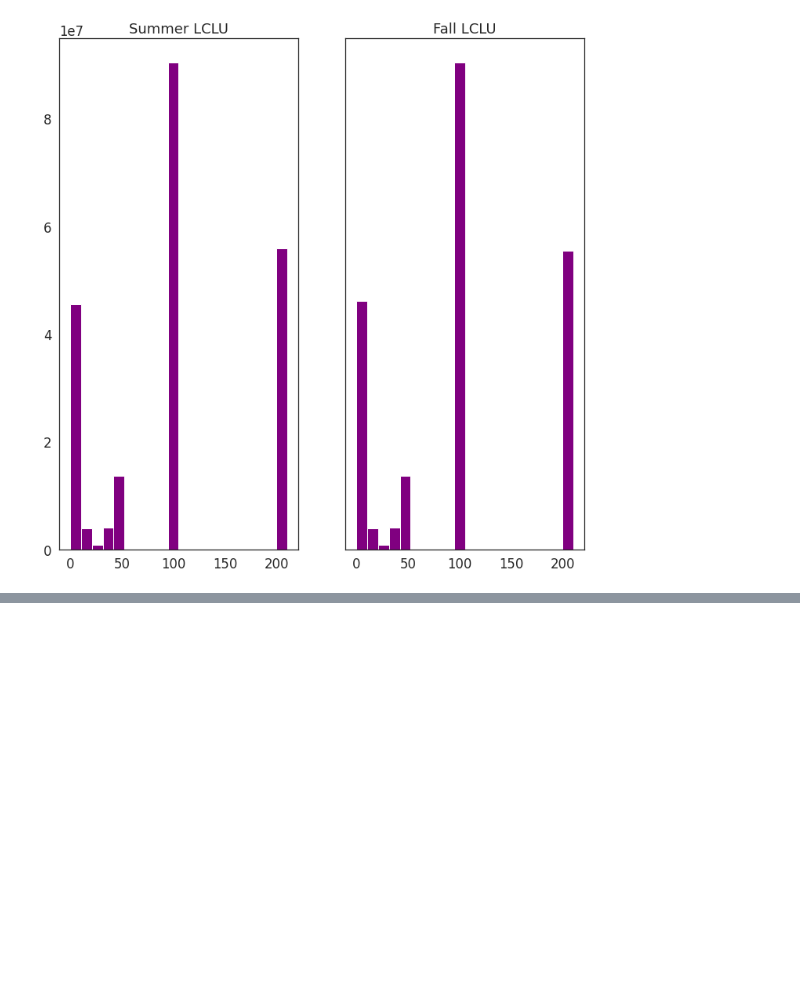
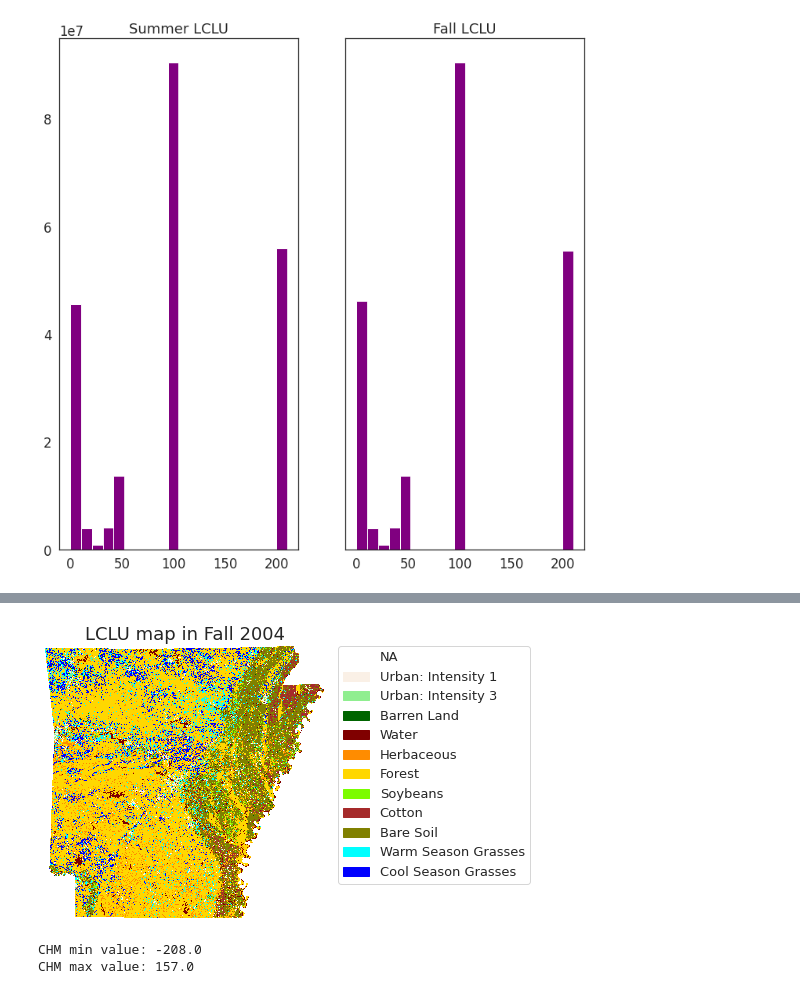
Before and after one commit to yaqianhe/GIA, a Jupyter notebook: Exercise10.ipynb, the cells around one changed output, grey strips where cells are left out. Drawn from its saved outputs; the diff is of its cells as text; code cells hidden in the pictures; blank space fills up the shorter version.

```diff
--- a/Exercise10.ipynb
+++ b/Exercise10.ipynb
@@ -209,2 +236,39 @@ plt.show()
+# %%
+# Add legend of LCLU classes
+# Create a list of labels to use for your legend
+#0: NA
+#11 Urban: Intensity 1 13 Urban: Intensity 3
+#31 Barren Land 41 Water 51 Herbaceous/Woody/Transitional 100 Forest Unclassified
+#201 Soybeans 202 Rice 203 Cotton 204 Wheat/Oats 205 Sorghum/Corn 206 Other Cropland
+#208 Bare Soil/Seedbed 209 Warm Season Grasses 210 Cool Season Grasses
+class_labels = ["NA","Urban: Intensity 1","Urban: Intensity 3","Barren Land",
+                "Water","Herbaceous","Forest","Soybeans","Cotton",
+                "Bare Soil","Warm Season Grasses",
+                "Cool Season Grasses"]
+
+# Create a colormap from a list of colors
+colors = ['white','linen','lightgreen','darkgreen','maroon',"darkorange", "gold", "lawngreen",
+          "brown","olive","cyan","blue"]
+
+cmap = ListedColormap(colors)
+
+class_bins = [0, 11, 13, 31,41,51,100,201,203,208,209,210,220]
+norm = BoundaryNorm(class_bins,
+                    len(colors))
+
+# Plot newly classified and masked raster
+f, ax = plt.subplots(figsize=(5, 5))
+im = fall_lulc_arr.plot.imshow(cmap=cmap,
+                                        norm=norm,
+                                        # Turn off colorbar
+                                        add_colorbar=False)
+# Add legend using earthpy
+ep.draw_legend(im,
+               titles=class_labels)
+ax.set(title="LCLU map in Fall 2004")
+ax.set_axis_off()
+plt.show()
+# %% [output]
+[figure, added]
 # %%
 # Investigate land cover and land use change in 2004. Note if the value is 0, meaning there is no change in this pixel. Otherwise, there is change.
@@ -217,0 +277,6 @@ plt.show()
+# %%
+print('CHM min value:', np.nanmin(lcluc_data))
+print('CHM max value:', np.nanmax(lcluc_data))
+# %% [output]
+CHM min value: -208.0
+CHM max value: 157.0
```
Also changed, not shown: parts of 10 cells of this notebook.
